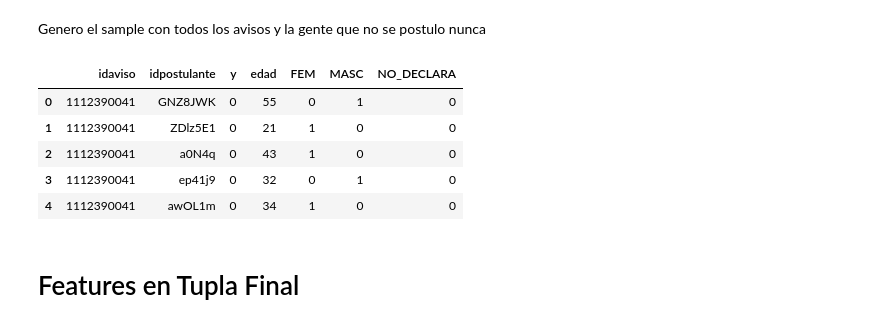
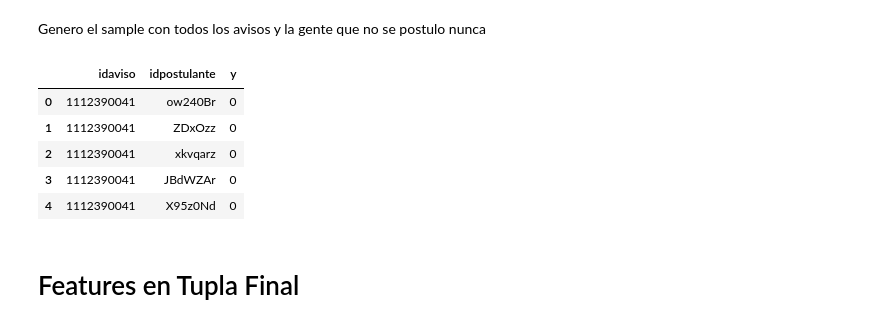
Before and after one commit to czuczinsky/TP2-Machine-Learning, a Jupyter notebook: featureVisto.ipynb, the cells around one changed output. Cells and saved outputs as stored; diff of their text form; code cells hidden in the pictures.

```diff
--- a/featureVisto.ipynb
+++ b/featureVisto.ipynb
@@ -226,14 +227,14 @@ Genero el sample con todos los avisos y la gente que no se postulo nunca
 tupla_no_postulada = generador_de_sample_serie(avisos_detalle['idaviso'],gente_no_postulada['idpostulante'],100,100)
 tupla_no_postulada['y'] = 0
 # %%
-sample.head()
+tupla_no_postulada.head()
 # %% [output]
-|  | idaviso | idpostulante | y | edad | FEM | MASC | NO_DECLARA |
-| 0 | 1112390041 | GNZ8JWK | 0 | 55 | 0 | 1 | 0 |
-| 1 | 1112390041 | ZDlz5E1 | 0 | 21 | 1 | 0 | 0 |
-| 2 | 1112390041 | a0N4q | 0 | 43 | 1 | 0 | 0 |
-| 3 | 1112390041 | ep41j9 | 0 | 32 | 0 | 1 | 0 |
-| 4 | 1112390041 | awOL1m | 0 | 34 | 1 | 0 | 0 |
+|  | idaviso | idpostulante | y |
+| 0 | 1112390041 | ow240Br | 0 |
+| 1 | 1112390041 | ZDxOzz | 0 |
+| 2 | 1112390041 | xkvqarz | 0 |
+| 3 | 1112390041 | JBdWZAr | 0 |
+| 4 | 1112390041 | X95z0Nd | 0 |
 # %% [markdown]
 # Features en Tupla Final
 # %% [markdown]
```
Also changed, not shown: parts of 18 cells of this notebook.
